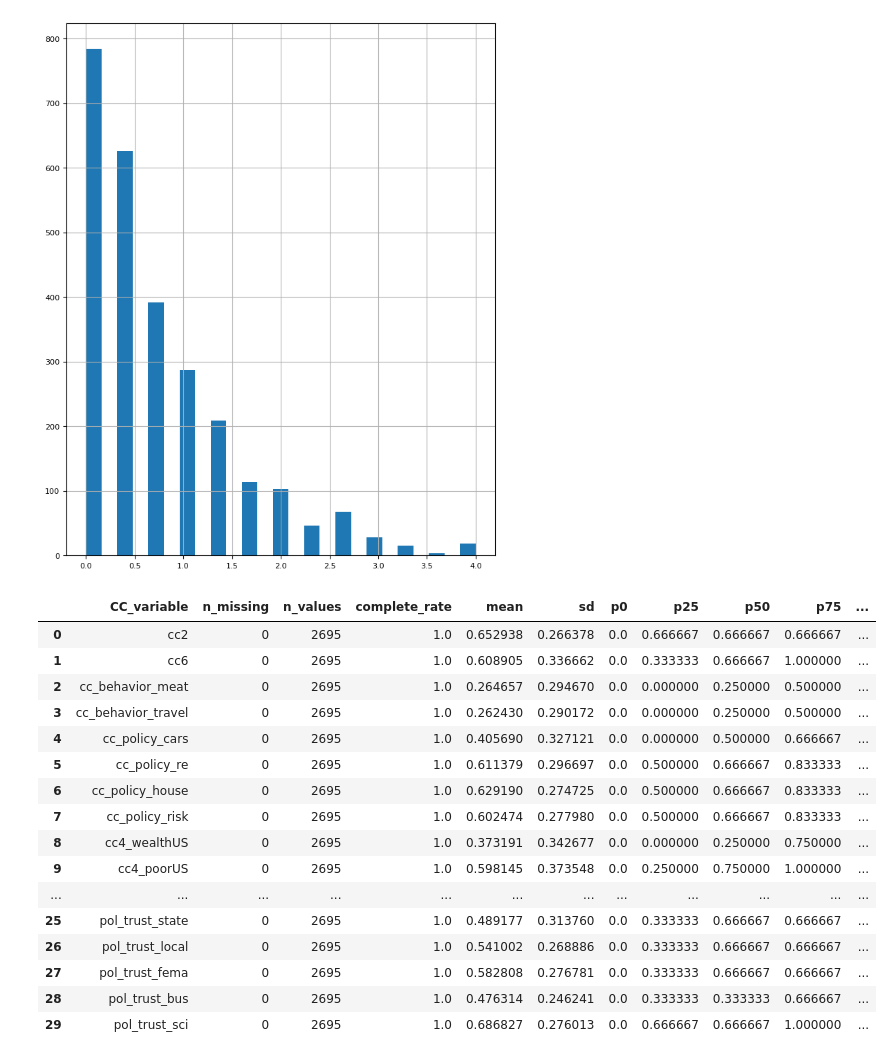
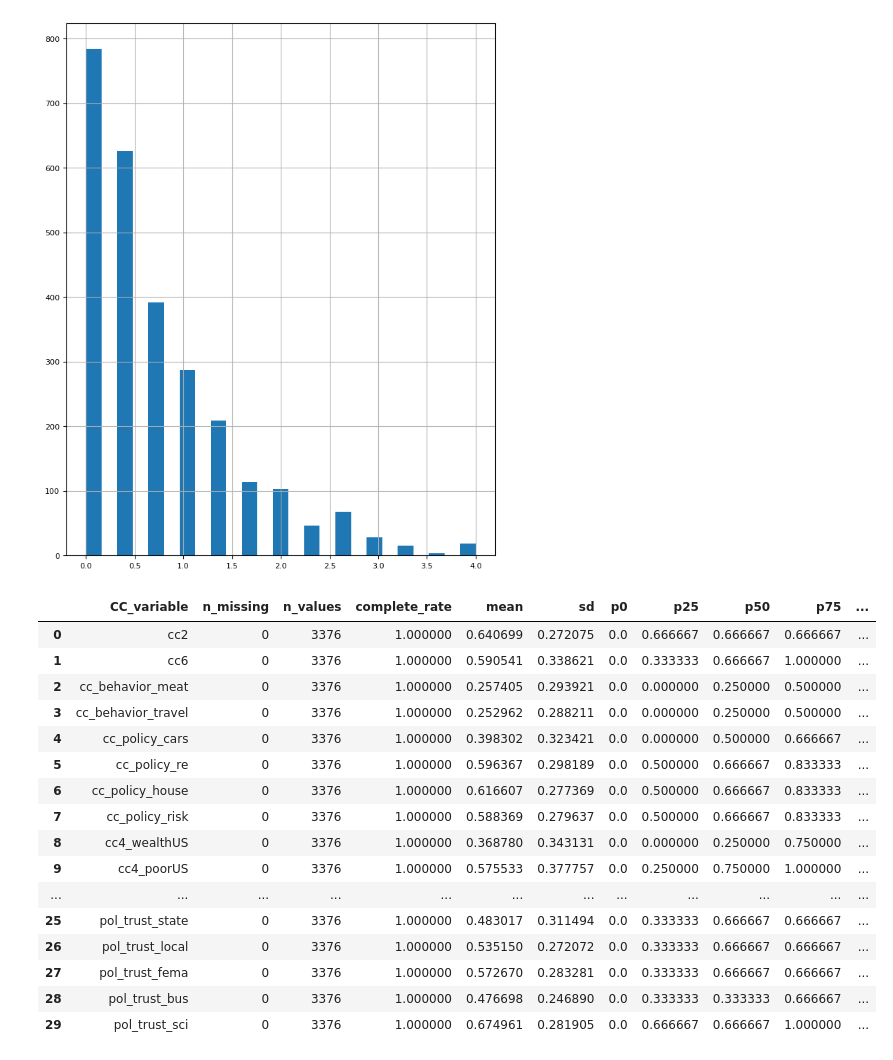
Before and after one commit to torresge24/analysis-climate-change-attitudes, a Jupyter notebook: EDA.ipynb, the cells around one changed output. Saved outputs shown, nothing was run; the diff lists cells and outputs as text; code cells hidden in the pictures.

```diff
--- a/EDA.ipynb
+++ b/EDA.ipynb
@@ -68,8 +71,12 @@ w6 = combined_df[combined_df['WAVE'] == 6]
 w5_pids = w5[['PID']]  # Keep only the PID column
 w6_pids = w6[['PID']]
 
-# Initialize MinMaxScaler
+# Combine WAVE 5 and WAVE 6 data for fitting the scaler
+combined_for_scaling = pd.concat([w5[selected_columns], w6[selected_columns]])
+
+# Initialize and fit MinMaxScaler on combined data
 scaler = MinMaxScaler()
+scaler.fit(combined_for_scaling)
 
 # Scale selected columns while keeping PID intact
 w5_st = pd.DataFrame(scaler.fit_transform(w5[selected_columns]), columns=selected_columns)
@@ -84,6 +91,17 @@ w6_st['WAVE'] = 6
 # Combine both standardized DataFrames
 w5w6_st = pd.concat([w5_st, w6_st], ignore_index=True)
 
-# Display result
-print(w5w6_st.head())
+# Get the set of PIDs for each wave
+w5_pids_set = set(w5_st['PID'])
+w6_pids_set = set(w6_st['PID'])
+
+# Find the intersection (PIDs that appear in both waves)
+repeated_pids = w5_pids_set.intersection(w6_pids_set)
+
+# Filter each wave to include only repeated PIDs
+w5_repeated = w5[w5['PID'].isin(repeated_pids)].copy()
+w6_repeated = w6[w6['PID'].isin(repeated_pids)].copy()
+
+print(len(w5_repeated))
+print(len(w6_repeated))
 # %% [output]
@@ -756,7 +764,7 @@ For the concept harm experienced due to extreme weather events:
 Below you'll find the distributions of the aggregated variables.
 # %%
 w5w6_st['support_cc_policy'] = w5w6_st['cc_policy_cars'] + w5w6_st['cc_policy_re'] + w5w6_st['cc_policy_house'] + w5w6_st['cc_policy_risk']
-w5w6_st['attitudes_cc'] = w5w6_st['cc2'] + w5w6_st['cc6'] + w5w6_st['cc4_wealthUS'] + w5w6_st['cc4_poorUS'] + w5w6_st['cc4_comm'] + w5w6_st['cc_behavior_meat']
+w5w6_st['attitudes_cc'] = w5w6_st['cc2'] + w5w6_st['cc6'] + w5w6_st['cc4_wealthUS'] + w5w6_st['cc4_poorUS'] + w5w6_st['cc4_comm']
 w5w6_st['support_govern_cv'] = w5w6_st['cv_policy_mask'] + w5w6_st['cv_policy_vax'] + w5w6_st['cv_policy_hosp'] + w5w6_st['cv_behavior_crowds'] + w5w6_st['cv_behavior_mask']
 w5w6_st['trust_officials'] = w5w6_st['pol_trust_local'] + w5w6_st['pol_trust_pres'] + w5w6_st['pol_trust_cong'] + w5w6_st['pol_trust_state'] + w5w6_st['pol_trust_fema']
 w5w6_st['harm_ex_weather'] = w5w6_st['ew3_phy'] + w5w6_st['ew3_mat'] + w5w6_st['ew3_fin'] + w5w6_st['ew3_men']
@@ -781,22 +789,22 @@ w5w6_st['harm_ex_weather'].hist(figsize=(8, 10), bins=25, xlabelsize=8, ylabelsi
 # %% [output]
 [figure]
 # %%
-summarize_dataframe(w5w6_st[selected_columns].dropna()) # Only the people that have experienced an extreme weather event
+summarize_dataframe(w5w6_st[selected_columns]) # Only the people that have experienced an extreme weather event
 # %% [output]
 |  | CC_variable | n_missing | n_values | complete_rate | mean | sd | p0 | p25 | p50 | p75 | ... |
-| 0 | cc2 | 0 | 2695 | 1.0 | 0.652938 | 0.266378 | 0.0 | 0.666667 | 0.666667 | 0.666667 | ... |
-| 1 | cc6 | 0 | 2695 | 1.0 | 0.608905 | 0.336662 | 0.0 | 0.333333 | 0.666667 | 1.000000 | ... |
-| 2 | cc_behavior_meat | 0 | 2695 | 1.0 | 0.264657 | 0.294670 | 0.0 | 0.000000 | 0.250000 | 0.500000 | ... |
-| 3 | cc_behavior_travel | 0 | 2695 | 1.0 | 0.262430 | 0.290172 | 0.0 | 0.000000 | 0.250000 | 0.500000 | ... |
-| 4 | cc_policy_cars | 0 | 2695 | 1.0 | 0.405690 | 0.327121 | 0.0 | 0.000000 | 0.500000 | 0.666667 | ... |
-| 5 | cc_policy_re | 0 | 2695 | 1.0 | 0.611379 | 0.296697 | 0.0 | 0.500000 | 0.666667 | 0.833333 | ... |
-| 6 | cc_policy_house | 0 | 2695 | 1.0 | 0.629190 | 0.274725 | 0.0 | 0.500000 | 0.666667 | 0.833333 | ... |
-| 7 | cc_policy_risk | 0 | 2695 | 1.0 | 0.602474 | 0.277980 | 0.0 | 0.500000 | 0.666667 | 0.833333 | ... |
-| 8 | cc4_wealthUS | 0 | 2695 | 1.0 | 0.373191 | 0.342677 | 0.0 | 0.000000 | 0.250000 | 0.750000 | ... |
-| 9 | cc4_poorUS | 0 | 2695 | 1.0 | 0.598145 | 0.373548 | 0.0 | 0.250000 | 0.750000 | 1.000000 | ... |
+| 0 | cc2 | 0 | 3376 | 1.000000 | 0.640699 | 0.272075 | 0.0 | 0.666667 | 0.666667 | 0.666667 | ... |
+| 1 | cc6 | 0 | 3376 | 1.000000 | 0.590541 | 0.338621 | 0.0 | 0.333333 | 0.666667 | 1.000000 | ... |
+| 2 | cc_behavior_meat | 0 | 3376 | 1.000000 | 0.257405 | 0.293921 | 0.0 | 0.000000 | 0.250000 | 0.500000 | ... |
+| 3 | cc_behavior_travel | 0 | 3376 | 1.000000 | 0.252962 | 0.288211 | 0.0 | 0.000000 | 0.250000 | 0.500000 | ... |
+| 4 | cc_policy_cars | 0 | 3376 | 1.000000 | 0.398302 | 0.323421 | 0.0 | 0.000000 | 0.500000 | 0.666667 | ... |
+| 5 | cc_policy_re | 0 | 3376 | 1.000000 | 0.596367 | 0.298189 | 0.0 | 0.500000 | 0.666667 | 0.833333 | ... |
+| 6 | cc_policy_house | 0 | 3376 | 1.000000 | 0.616607 | 0.277369 | 0.0 | 0.500000 | 0.666667 | 0.833333 | ... |
+| 7 | cc_policy_risk | 0 | 3376 | 1.000000 | 0.588369 | 0.279637 | 0.0 | 0.500000 | 0.666667 | 0.833333 | ... |
+| 8 | cc4_wealthUS | 0 | 3376 | 1.000000 | 0.368780 | 0.343131 | 0.0 | 0.000000 | 0.250000 | 0.750000 | ... |
+| 9 | cc4_poorUS | 0 | 3376 | 1.000000 | 0.575533 | 0.377757 | 0.0 | 0.250000 | 0.750000 | 1.000000 | ... |
 | ... | ... | ... | ... | ... | ... | ... | ... | ... | ... | ... | ... |
-| 25 | pol_trust_state | 0 | 2695 | 1.0 | 0.489177 | 0.313760 | 0.0 | 0.333333 | 0.666667 | 0.666667 | ... |
-| 26 | pol_trust_local | 0 | 2695 | 1.0 | 0.541002 | 0.268886 | 0.0 | 0.333333 | 0.666667 | 0.666667 | ... |
-| 27 | pol_trust_fema | 0 | 2695 | 1.0 | 0.582808 | 0.276781 | 0.0 | 0.333333 | 0.666667 | 0.666667 | ... |
-| 28 | pol_trust_bus | 0 | 2695 | 1.0 | 0.476314 | 0.246241 | 0.0 | 0.333333 | 0.333333 | 0.666667 | ... |
-| 29 | pol_trust_sci | 0 | 2695 | 1.0 | 0.686827 | 0.276013 | 0.0 | 0.666667 | 0.666667 | 1.000000 | ... |
+| 25 | pol_trust_state | 0 | 3376 | 1.000000 | 0.483017 | 0.311494 | 0.0 | 0.333333 | 0.666667 | 0.666667 | ... |
+| 26 | pol_trust_local | 0 | 3376 | 1.000000 | 0.535150 | 0.272072 | 0.0 | 0.333333 | 0.666667 | 0.666667 | ... |
+| 27 | pol_trust_fema | 0 | 3376 | 1.000000 | 0.572670 | 0.283281 | 0.0 | 0.333333 | 0.666667 | 0.666667 | ... |
+| 28 | pol_trust_bus | 0 | 3376 | 1.000000 | 0.476698 | 0.246890 | 0.0 | 0.333333 | 0.333333 | 0.666667 | ... |
+| 29 | pol_trust_sci | 0 | 3376 | 1.000000 | 0.674961 | 0.281905 | 0.0 | 0.666667 | 0.666667 | 1.000000 | ... |
```
Also changed, not shown: parts of 17 cells of this notebook.
